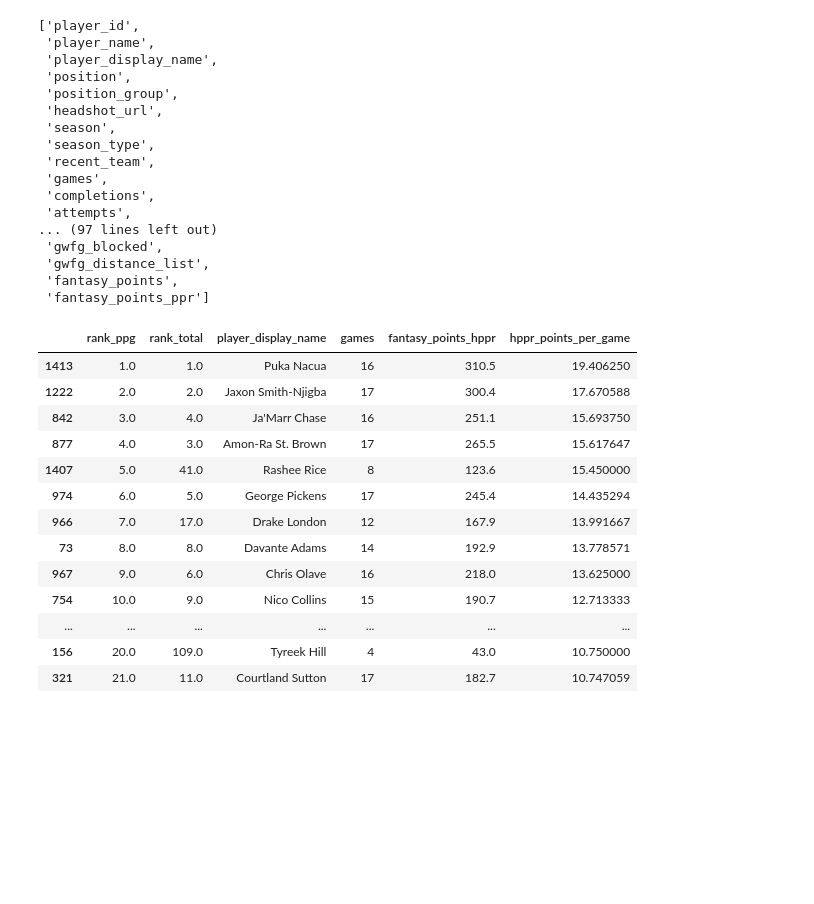
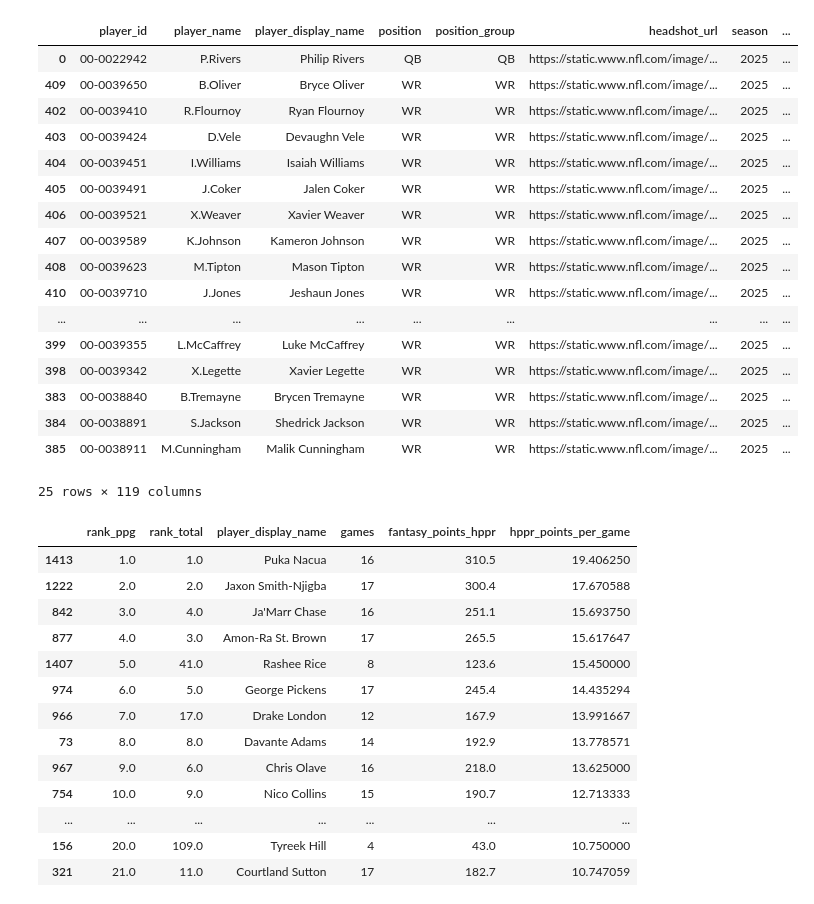
Before and after one commit to akohl2733/fantasy-rankings-2026, a Jupyter notebook: backend/src/utils/nfl_data_wb.ipynb, the cells around one changed output. Cells and saved outputs as stored; diff of their text form; code cells hidden in the pictures; blank space fills up the shorter version.

```diff
--- a/backend/src/utils/nfl_data_wb.ipynb
+++ b/backend/src/utils/nfl_data_wb.ipynb
@@ -3,25 +3,45 @@ import pandas as pd
 # %%
 df = pd.read_parquet('./data/stats_player_reg_2025.parquet')
 df.columns.to_list()
 # df['position_group'].unique()
+
+df["fantasy_points_hppr"] = (df["fantasy_points"] + df["fantasy_points_ppr"]) / 2
+df["hppr_points_per_game"] = df["fantasy_points_hppr"] / df["games"]
+
+position_dfs = []
+
+for pos in ["QB", "RB", "WR", "TE"]:
+    pos_df = df[df["position"] == pos]
+
+    pos_df["turnovers"] = pos_df["rushing_fumbles_lost"] + pos_df["receiving_fumbles_lost"] + pos_df["sack_fumbles_lost"] + pos_df["passing_interceptions"]
+    pos_df["rank_ppg"] = pos_df["hppr_points_per_game"].rank(ascending=False, method="min")
+    pos_df["rank_total"] = pos_df["fantasy_points_hppr"].rank(ascending=False, method="min")
+    pos_df["position_tier"] = (pos_df["rank_ppg"] - 1) // 12 + 1
+
+    position_dfs.append(pos_df)
+
+unified_positional_df = pd.concat(position_dfs, ignore_index=True)
+sorted_unified = unified_positional_df.sort_values(by="season", ascending=False)
+sorted_unified.head(25)
 # %% [output]
+|  | player_id | player_name | player_display_name | position | position_group | headshot_url | season | ... |
+| 0 | 00-0022942 | P.Rivers | Philip Rivers | QB | QB | https://static.www.nfl.com/image/... | 2025 | ... |
+| 409 | 00-0039650 | B.Oliver | Bryce Oliver | WR | WR | https://static.www.nfl.com/image/... | 2025 | ... |
+| 402 | 00-0039410 | R.Flournoy | Ryan Flournoy | WR | WR | https://static.www.nfl.com/image/... | 2025 | ... |
+| 403 | 00-0039424 | D.Vele | Devaughn Vele | WR | WR | https://static.www.nfl.com/image/... | 2025 | ... |
+| 404 | 00-0039451 | I.Williams | Isaiah Williams | WR | WR | https://static.www.nfl.com/image/... | 2025 | ... |
+| 405 | 00-0039491 | J.Coker | Jalen Coker | WR | WR | https://static.www.nfl.com/image/... | 2025 | ... |
+| 406 | 00-0039521 | X.Weaver | Xavier Weaver | WR | WR | https://static.www.nfl.com/image/... | 2025 | ... |
+| 407 | 00-0039589 | K.Johnson | Kameron Johnson | WR | WR | https://static.www.nfl.com/image/... | 2025 | ... |
+| 408 | 00-0039623 | M.Tipton | Mason Tipton | WR | WR | https://static.www.nfl.com/image/... | 2025 | ... |
+| 410 | 00-0039710 | J.Jones | Jeshaun Jones | WR | WR | https://static.www.nfl.com/image/... | 2025 | ... |
+| ... | ... | ... | ... | ... | ... | ... | ... | ... |
+| 399 | 00-0039355 | L.McCaffrey | Luke McCaffrey | WR | WR | https://static.www.nfl.com/image/... | 2025 | ... |
+| 398 | 00-0039342 | X.Legette | Xavier Legette | WR | WR | https://static.www.nfl.com/image/... | 2025 | ... |
+| 383 | 00-0038840 | B.Tremayne | Brycen Tremayne | WR | WR | https://static.www.nfl.com/image/... | 2025 | ... |
+| 384 | 00-0038891 | S.Jackson | Shedrick Jackson | WR | WR | https://static.www.nfl.com/image/... | 2025 | ... |
+| 385 | 00-0038911 | M.Cunningham | Malik Cunningham | WR | WR | https://static.www.nfl.com/image/... | 2025 | ... |
-['player_id',
- 'player_name',
- 'player_display_name',
- 'position',
- 'position_group',
- 'headshot_url',
- 'season',
- 'season_type',
- 'recent_team',
- 'games',
- 'completions',
- 'attempts',
-... (97 lines left out)
- 'gwfg_blocked',
- 'gwfg_distance_list',
- 'fantasy_points',
- 'fantasy_points_ppr']
+25 rows × 119 columns
 # %%
 df["fantasy_points_hppr"] = (df["fantasy_points"] + df["fantasy_points_ppr"]) / 2
 df["hppr_points_per_game"] = df["fantasy_points_hppr"] / df["games"]
```
Also changed, not shown: 5 other files.
